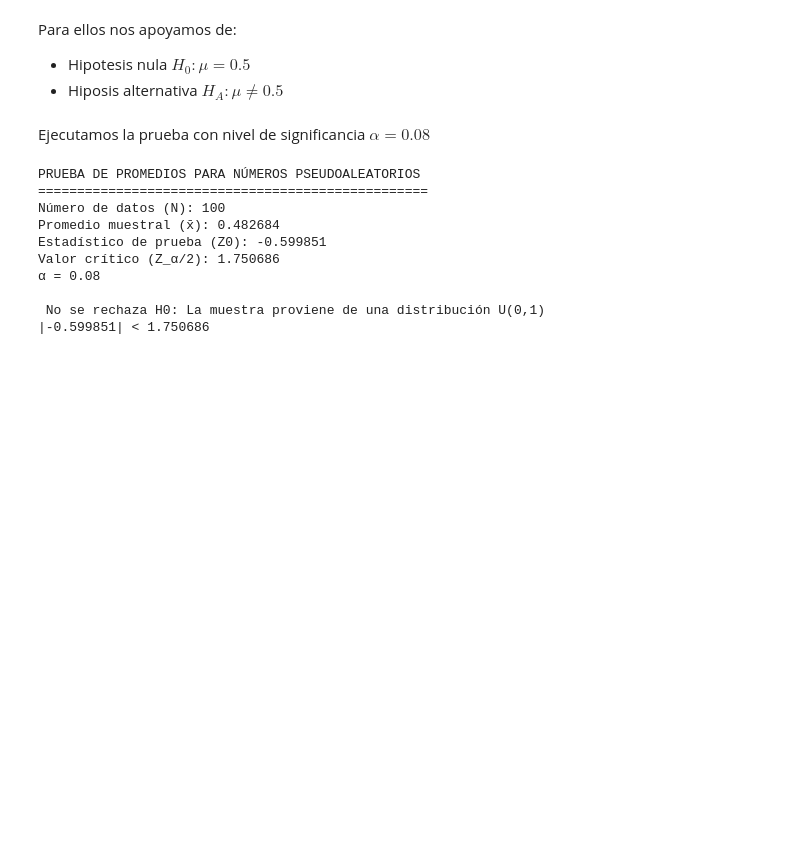
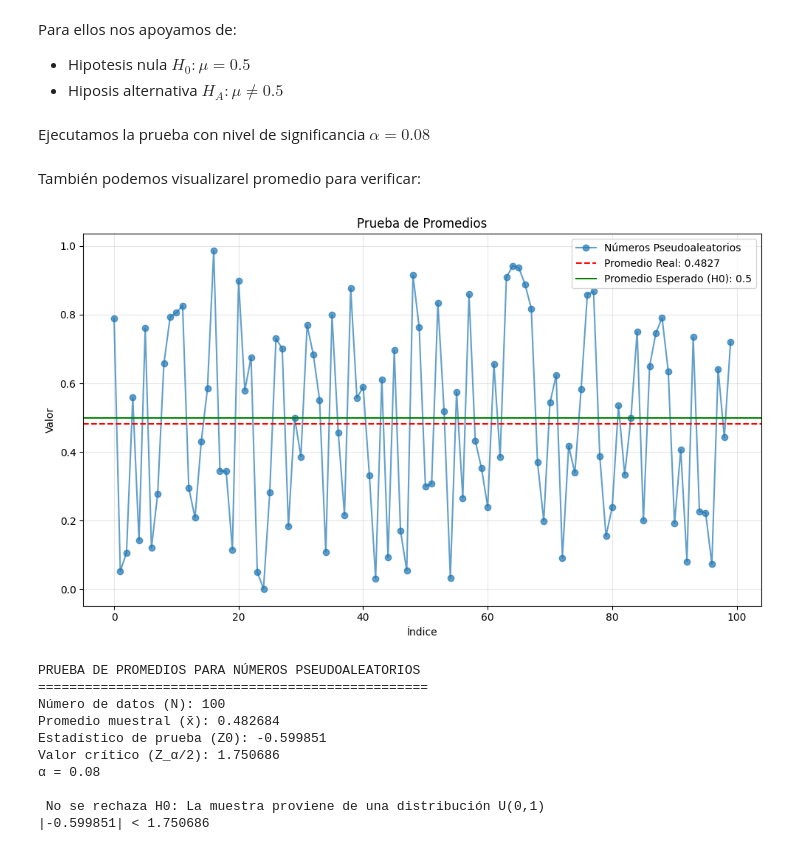
Before and after one commit to Annette-1/Ecuaciones_Diferenciales_Parciales, a Jupyter notebook: Prueba_de_promedios.ipynb, the cells around one changed output. Saved outputs shown, nothing was run; the diff lists cells and outputs as text; code cells hidden in the pictures; blank space fills up the shorter version.

```diff
--- a/Prueba_de_promedios.ipynb
+++ b/Prueba_de_promedios.ipynb
@@ -89,6 +89,24 @@ def prueba_promedios(data, alpha):
     return Z0, Z_critico
 # %% [markdown]
 Ejecutamos la prueba con nivel de significancia $α = 0.08$
+# %% [markdown]
+También podemos visualizarel promedio para verificar:
+# %%
+import matplotlib.pyplot as plt
+
+plt.figure(figsize=(10, 6))
+plt.plot(datos, 'o-', label='Números Pseudoaleatorios', alpha=0.7)
+plt.axhline(y=np.mean(datos), color='red', linestyle='--', label=f'Promedio Real: {np.mean(datos):.4f}')
+plt.axhline(y=0.5, color='green', linestyle='-', label='Promedio Esperado (H0): 0.5')
+plt.xlabel('Índice')
+plt.ylabel('Valor')
+plt.title('Prueba de Promedios')
+plt.legend()
+plt.grid(True, alpha=0.3)
+plt.tight_layout()
+plt.show()
+# %% [output]
+[figure, added]
 # %%
 print("PRUEBA DE PROMEDIOS PARA NÚMEROS PSEUDOALEATORIOS")
 print("=" * 50)
```
Also changed, not shown: parts of 2 cells of this notebook.
